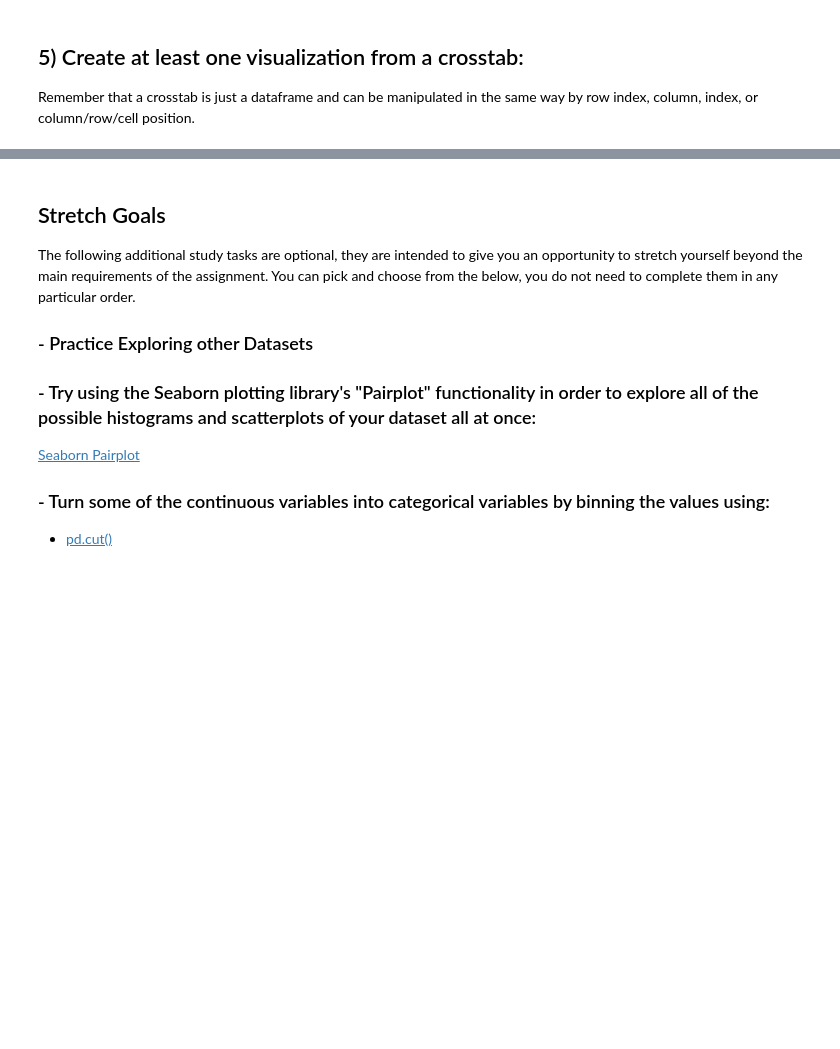
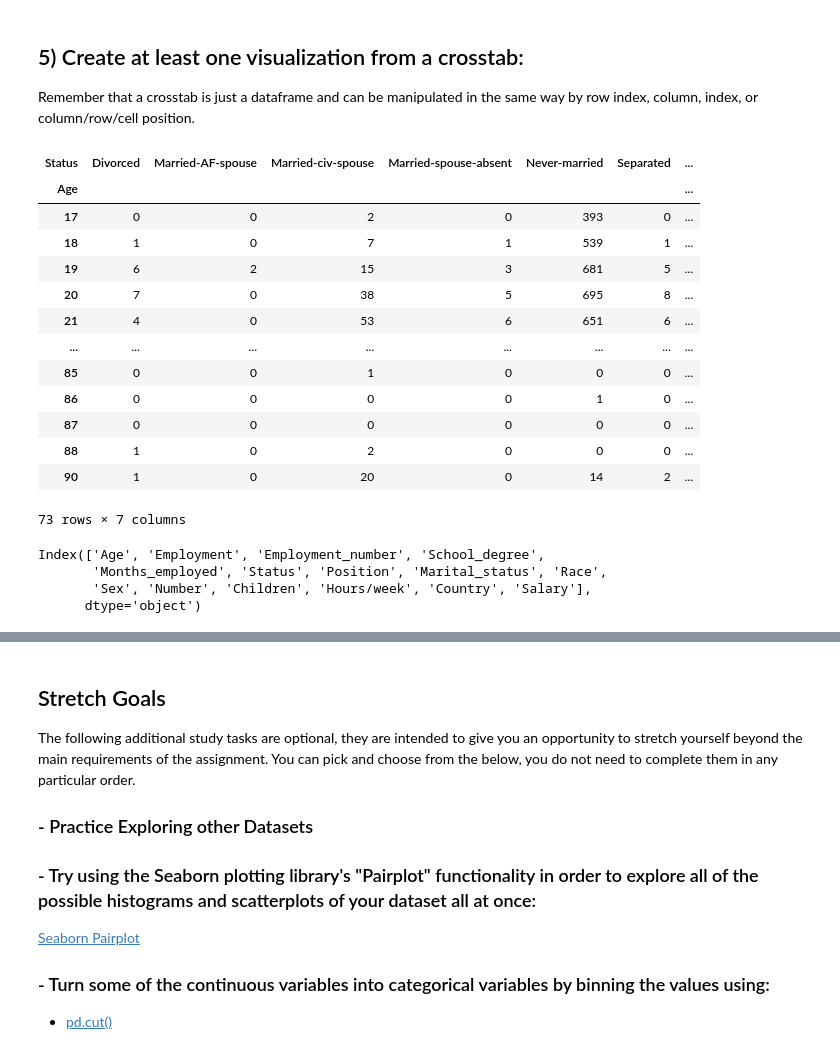
Before and after one commit to marianvinas/DS-Unit-1-Sprint-1-Data-Wrangling-and-Storytelling-1, a Jupyter notebook: module1-exploratory-data-analysis/LS_DS_111_Exploratory_Data_Analysis_Assignment.ipynb, the cells around one changed output, grey strips where cells are left out. Cells and saved outputs as stored; diff of their text form; code cells hidden in the pictures; blank space fills up the shorter version.

```diff
--- a/module1-exploratory-data-analysis/LS_DS_111_Exploratory_Data_Analysis_Assignment.ipynb
+++ b/module1-exploratory-data-analysis/LS_DS_111_Exploratory_Data_Analysis_Assignment.ipynb
@@ -58,3 +383,26 @@ Take whichever of the above datasets has more categorical variables and use cros
 Remember that a crosstab is just a dataframe and can be manipulated in the same way by row index, column, index, or column/row/cell position.
 # %%
 # Your Code Here
+pd.crosstab(adults['Age'], adults['Status'])
+# %% [output]
+| Status | Divorced | Married-AF-spouse | Married-civ-spouse | Married-spouse-absent | Never-married | Separated | ... |
+| Age |  |  |  |  |  |  | ... |
+| 17 | 0 | 0 | 2 | 0 | 393 | 0 | ... |
+| 18 | 1 | 0 | 7 | 1 | 539 | 1 | ... |
+| 19 | 6 | 2 | 15 | 3 | 681 | 5 | ... |
+| 20 | 7 | 0 | 38 | 5 | 695 | 8 | ... |
+| 21 | 4 | 0 | 53 | 6 | 651 | 6 | ... |
+| ... | ... | ... | ... | ... | ... | ... | ... |
+| 85 | 0 | 0 | 1 | 0 | 0 | 0 | ... |
+| 86 | 0 | 0 | 0 | 0 | 1 | 0 | ... |
+| 87 | 0 | 0 | 0 | 0 | 0 | 0 | ... |
+| 88 | 1 | 0 | 2 | 0 | 0 | 0 | ... |
+| 90 | 1 | 0 | 20 | 0 | 14 | 2 | ... |
+73 rows × 7 columns
+# %%
+adults.columns
+# %% [output]
+Index(['Age', 'Employment', 'Employment_number', 'School_degree',
+       'Months_employed', 'Status', 'Position', 'Marital_status', 'Race',
+       'Sex', 'Number', 'Children', 'Hours/week', 'Country', 'Salary'],
+      dtype='object')
```
Also changed, not shown: parts of 42 cells of this notebook.
